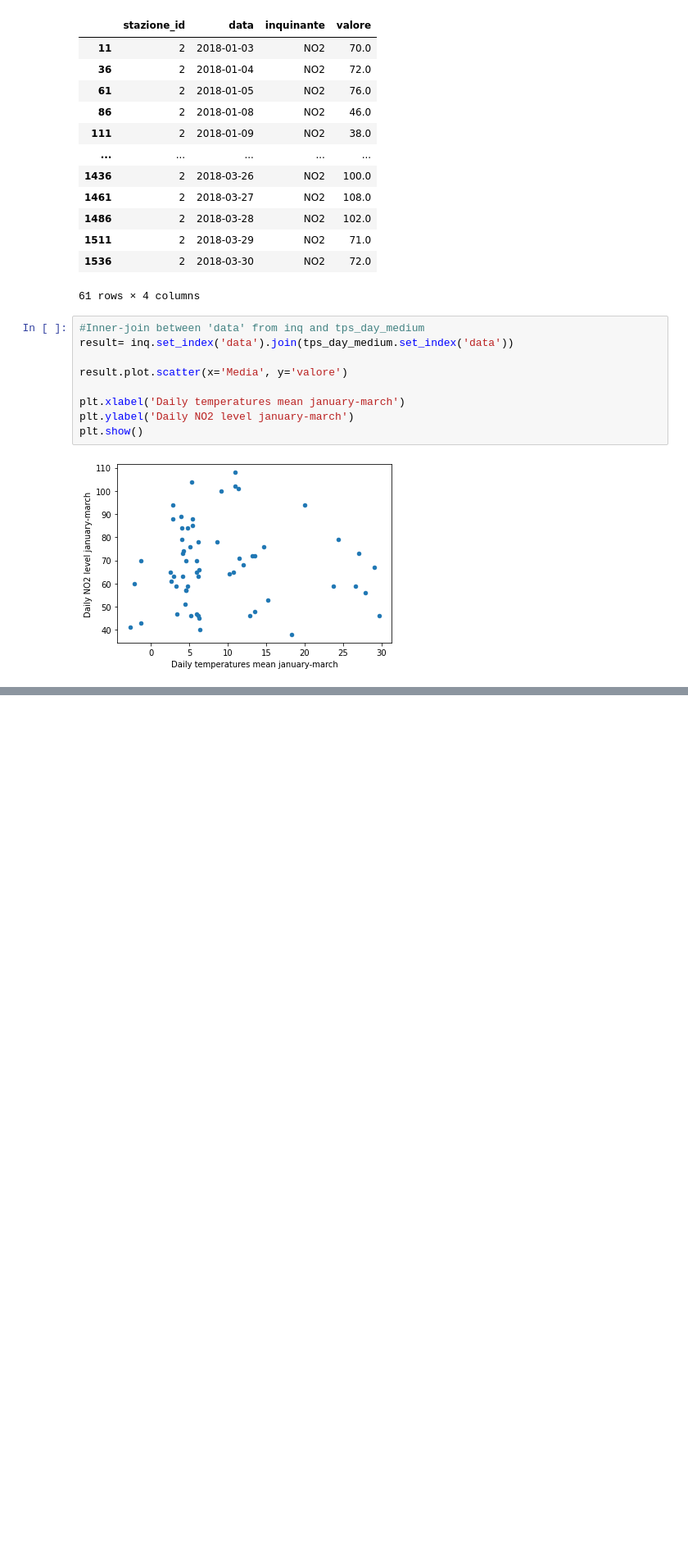
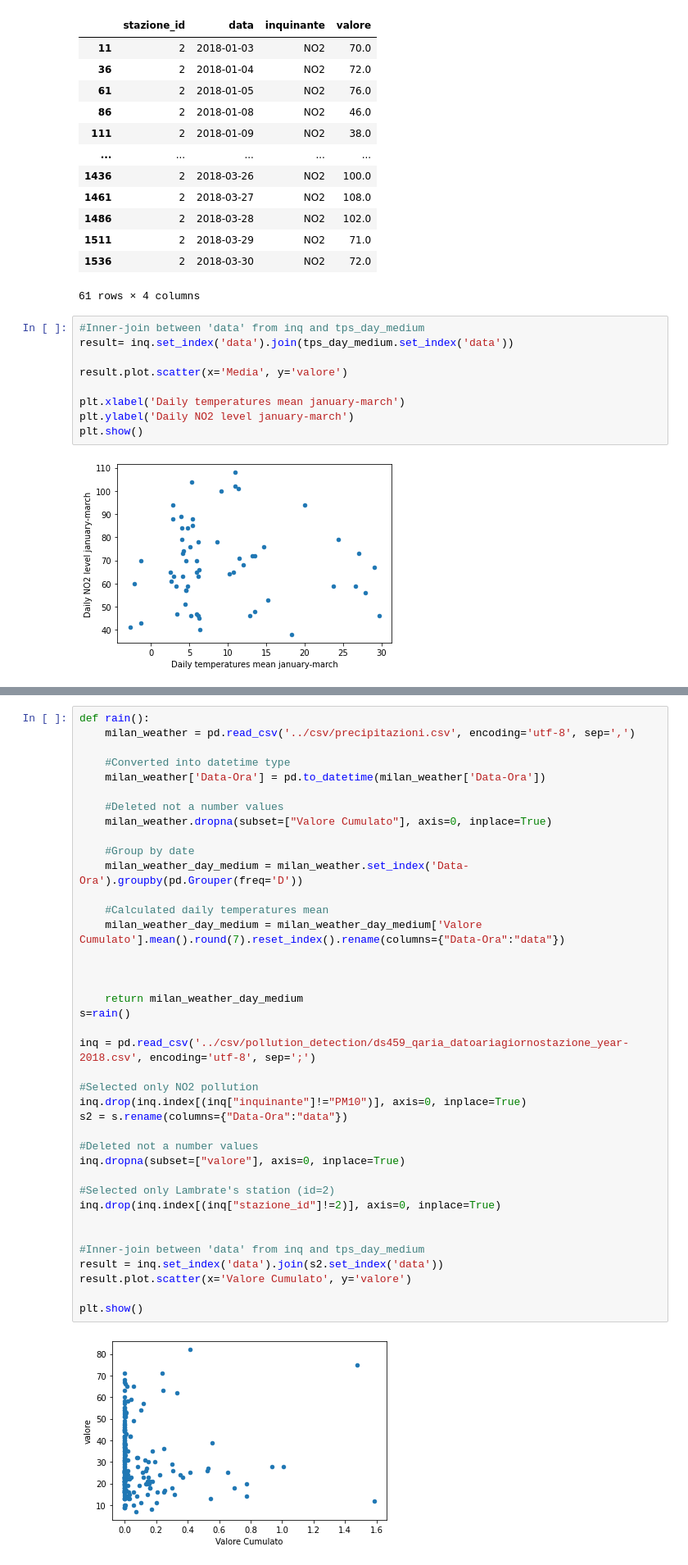
Before and after one commit to prometheus404/progetto_visualizzazione, a Jupyter notebook: weather/pollution_weather.ipynb, the cells around one changed output, grey strips where cells are left out. Shown at 82% size. Cells and saved outputs as stored; diff of their text form; blank space fills up the shorter version.

```diff
--- a/weather/pollution_weather.ipynb
+++ b/weather/pollution_weather.ipynb
@@ -120,2 +120,43 @@ def weather_pollutant(pollutant, station_id, weather_attribute, date1, date2):
     plt.show()
+# %%
+def rain():
+    milan_weather = pd.read_csv('../csv/precipitazioni.csv', encoding='utf-8', sep=',')
+
+    #Converted into datetime type
+    milan_weather['Data-Ora'] = pd.to_datetime(milan_weather['Data-Ora'])
+
+    #Deleted not a number values
+    milan_weather.dropna(subset=["Valore Cumulato"], axis=0, inplace=True)
+
+    #Group by date
+    milan_weather_day_medium = milan_weather.set_index('Data-Ora').groupby(pd.Grouper(freq='D'))
+
+    #Calculated daily temperatures mean
+    milan_weather_day_medium = milan_weather_day_medium['Valore Cumulato'].mean().round(7).reset_index().rename(columns={"Data-Ora":"data"})
+
+
+
+    return milan_weather_day_medium
+s=rain()
+
+inq = pd.read_csv('../csv/pollution_detection/ds459_qaria_datoariagiornostazione_year-2018.csv', encoding='utf-8', sep=';')
+
+#Selected only NO2 pollution
+inq.drop(inq.index[(inq["inquinante"]!="PM10")], axis=0, inplace=True)
+s2 = s.rename(columns={"Data-Ora":"data"})
+
+#Deleted not a number values
+inq.dropna(subset=["valore"], axis=0, inplace=True)
+
+#Selected only Lambrate's station (id=2)
+inq.drop(inq.index[(inq["stazione_id"]!=2)], axis=0, inplace=True)
+
+
+#Inner-join between 'data' from inq and tps_day_medium
+result = inq.set_index('data').join(s2.set_index('data'))
+result.plot.scatter(x='Valore Cumulato', y='valore')
+
+plt.show()
+# %% [output]
+[figure, added]
 # %%
```
Also changed, not shown: parts of 10 cells of this notebook, 2 other files.
